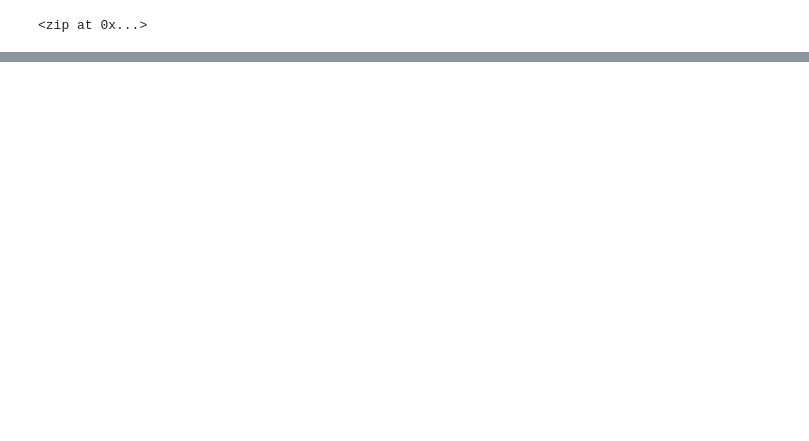
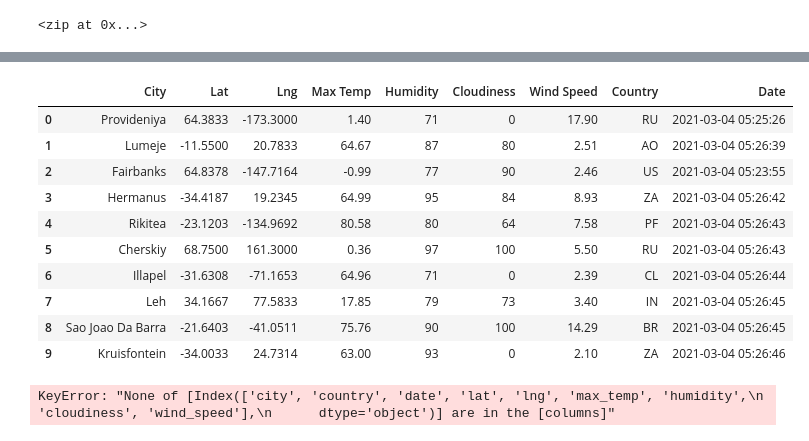
Before and after one commit to krockway/World_Weather_Analysis, a Jupyter notebook: WeatherPy.ipynb, the cells around one changed output, grey strips where cells are left out. Cells and saved outputs as stored; diff of their text form; code cells hidden in the pictures; blank space fills up the shorter version.

Commit message:
Cities dataframe created

```diff
--- a/WeatherPy.ipynb
+++ b/WeatherPy.ipynb
@@ -32,0 +36,2 @@ len(cities)
+# %%
+url = "http://api.openweathermap.org/data/2.5/weather?units=Imperial&APPID=" + weather_api_key
@@ -32,0 +129,26 @@ len(cities)
+# %%
+# Convert the array of dictionaries to a Pandas DataFrame.
+city_data_df = pd.DataFrame(city_data)
+city_data_df.head(10)
+# %% [output]
+|  | City | Lat | Lng | Max Temp | Humidity | Cloudiness | Wind Speed | Country | Date |
+| 0 | Provideniya | 64.3833 | -173.3000 | 1.40 | 71 | 0 | 17.90 | RU | 2021-03-04 05:25:26 |
+| 1 | Lumeje | -11.5500 | 20.7833 | 64.67 | 87 | 80 | 2.51 | AO | 2021-03-04 05:26:39 |
+| 2 | Fairbanks | 64.8378 | -147.7164 | -0.99 | 77 | 90 | 2.46 | US | 2021-03-04 05:23:55 |
+| 3 | Hermanus | -34.4187 | 19.2345 | 64.99 | 95 | 84 | 8.93 | ZA | 2021-03-04 05:26:42 |
+| 4 | Rikitea | -23.1203 | -134.9692 | 80.58 | 80 | 64 | 7.58 | PF | 2021-03-04 05:26:43 |
+| 5 | Cherskiy | 68.7500 | 161.3000 | 0.36 | 97 | 100 | 5.50 | RU | 2021-03-04 05:26:43 |
+| 6 | Illapel | -31.6308 | -71.1653 | 64.96 | 71 | 0 | 2.39 | CL | 2021-03-04 05:26:44 |
+| 7 | Leh | 34.1667 | 77.5833 | 17.85 | 79 | 73 | 3.40 | IN | 2021-03-04 05:26:45 |
+| 8 | Sao Joao Da Barra | -21.6403 | -41.0511 | 75.76 | 90 | 100 | 14.29 | BR | 2021-03-04 05:26:45 |
+| 9 | Kruisfontein | -34.0033 | 24.7314 | 63.00 | 93 | 0 | 2.10 | ZA | 2021-03-04 05:26:46 |
+# %%
+#Reorder columns: City, Country, Date,
+#Lat, Lng, Max Temp, Humidity, Cloudiness, and Wind Speed
+new_column_order = ["City", "Country", "Date", "lat", "lng",
+                    "max_temp", "humidity", "cloudiness", "wind_speed"]
+
+#Assign new column order to DF
+city_data_df = city_data_df[new_column_order]
+# %% [output]
+KeyError: "None of [Index(['city', 'country', 'date', 'lat', 'lng', 'max_temp', 'humidity',\n       'cloudiness', 'wind_speed'],\n      dtype='object')] are in the [columns]"
```
Also changed, not shown: parts of 5 cells of this notebook, 3 other files.
